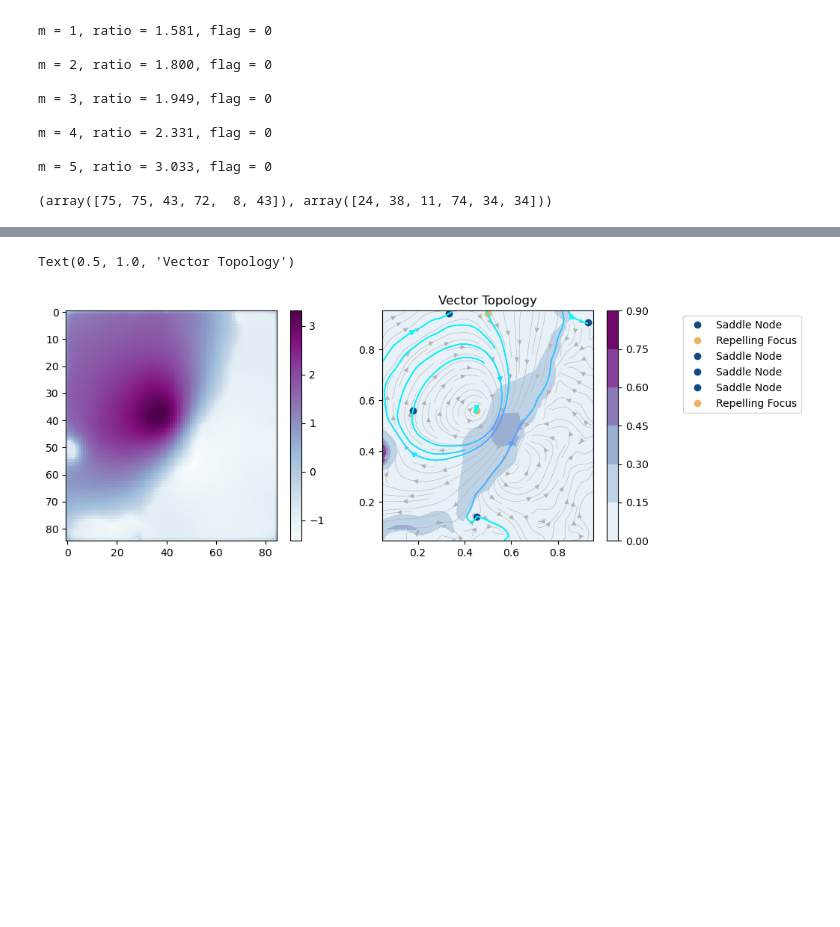
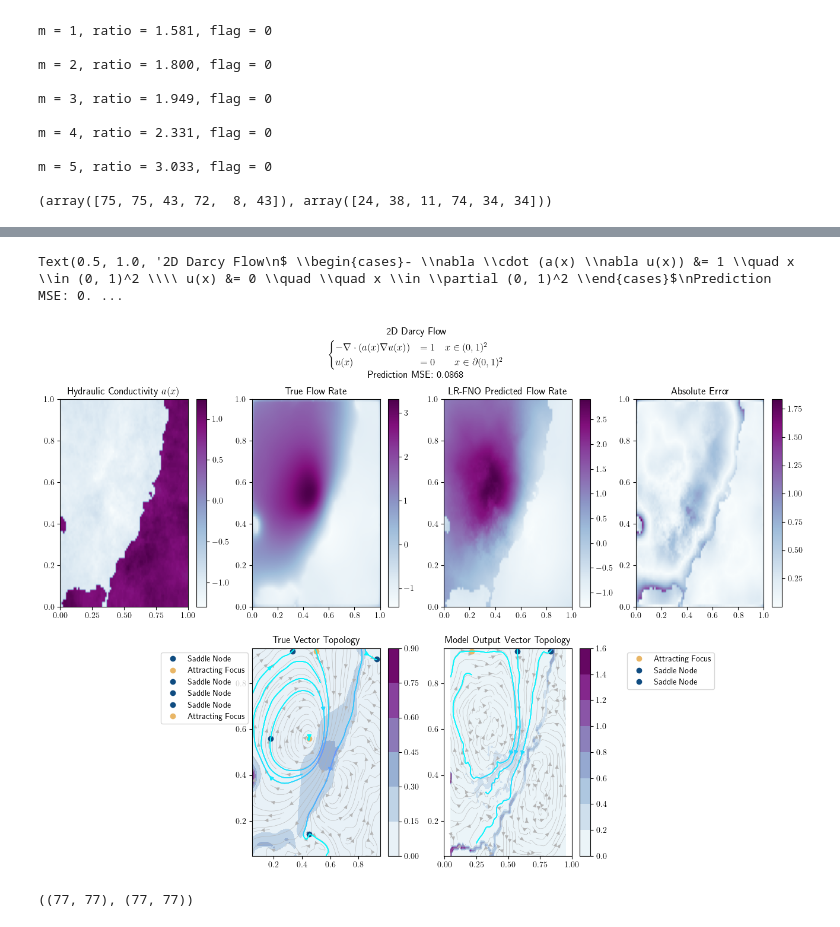
Before and after one commit to alizma/symmetry_learning, a Jupyter notebook: fno_classic/darcy_vectorfield.ipynb, the cells around one changed output, grey strips where cells are left out. Drawn from its saved outputs; the diff is of its cells as text; code cells hidden in the pictures; blank space fills up the shorter version.

Commit message:
added basic 2d darcy morse graph visual

```diff
--- a/fno_classic/darcy_vectorfield.ipynb
+++ b/fno_classic/darcy_vectorfield.ipynb
@@ -61,6 +159,9 @@ grid = torch.tensor(grid, dtype=torch.float)
 x_test_full = torch.cat([x_test.reshape(ntest,s*s,1), grid.repeat(ntest,1,1)], dim=2)
 # %% [output]
 torch.Size([100, 7225]) torch.Size([100, 7225])
+# %%
+model = torch.load('darcy2d_trained').cpu()
 # %%
 test_loader = torch.utils.data.DataLoader(torch.utils.data.TensorDataset(x_test_full, y_test), batch_size=batch_size, shuffle=False)
 x, y = next(iter(test_loader))
+model_output = model(x).reshape(batch_size, s*s)
@@ -118,3 +231,19 @@ m = 4, ratio = 2.331, flag = 0
 m = 5, ratio = 3.033, flag = 0
 
 (array([75, 75, 43, 72,  8, 43]), array([24, 38, 11, 74, 34, 34]))
+# %%
+
+ind_1_model = adj_local_minima(xdomain,ydomain,Umodel)                   # Find indices of the local minimas. Correct for corner points
+# print(ind_1)
+c_type_model = critical_point_type(xdomain, ydomain, Ux_model, Uy_model, ind_1_model)
+# ind_2 = ind_1
+ind_2_model = thin_local_minima(xdomain,ydomain,ind_1_model,th_thin)    # Ignore points that are close to each other (select only one)
+avF_model = avgF_at_local_minima(Umodel,ind_2_model,Navg_x,Navg_y)            # Calculate local averages
+# ind_sort = np.flip(np.argsort(avF))                         # sort from maximum average value to minimum average value
+ind_sort_model = np.argsort(avF_model)                                   # sort from minimum average value to maximum average value
+Npoints = Npoint_estimate(avF_model[ind_sort_model], Npoints_th,1)       # Estimate the number of critical points
+ind_3_model = adj_with_rank(ind_2_model, ind_sort_model, Npoints)              # Clip to the estimated number of critical points
+ind_adj_model = ind_3_model                      # Local average raknin algorithm needs more work. It is skipped for now
+
+print(ind_adj_model)
+# py.streamplot(
@@ -121,21 +258,66 @@ m = 5, ratio = 3.033, flag = 0
 # %%
-py.figure(figsize=(10, 4))
+py.figure(figsize=(16, 10))
 
-py.subplot(121)
-py.imshow(y[t_idx].reshape(85, 85).flip(0).cpu().numpy(), aspect='auto', cmap='BuPu')
+py.rc('text', usetex=True)
+py.rc('text.latex', preamble=r'\usepackage{amsmath}')
+
+
+py.subplot(241)
+
+py.imshow(x[t_idx, :, 0].reshape(85, 85).flip(0).cpu().numpy(), aspect='auto', cmap='BuPu', extent=[0, 1, 0, 1])
+py.colorbar()
+py.xticks(np.linspace(0, 1, 5))
+py.xticks(np.linspace(0, 1, 5))
+py.title("Hydraulic Conductivity" + r" $a(x)$")
+
+py.subplot(242)
+py.imshow(y[t_idx].reshape(85, 85).flip(0).cpu().numpy(), aspect='auto', cmap='BuPu', extent=[0, 1, 0, 1])
 py.colorbar()
 # py.contourf(xdomain, ydomain, y[t_idx].reshape(85, 85).cpu().numpy())
+py.title("True Flow Rate")
 
-py.subplot(122)
+py.subplot(243)
+py.imshow(model_output[t_idx].reshape(85, 85).flip(0).cpu().detach().numpy(), aspect='auto', cmap='BuPu', extent=[0,1,0,1])
+py.colorbar()
+# py.contourf(xdomain, ydomain, y[t_idx].reshape(85, 85).cpu().numpy())
+py.title("LR-FNO Predicted Flow Rate")
+
+py.subplot(244)
+
+py.imshow(np.abs(y[t_idx].reshape(85, 85).flip(0).cpu().numpy()- model_output[t_idx].reshape(85, 85).flip(0).cpu().detach().numpy()), aspect='auto', cmap='BuPu', extent=[0, 1, 0, 1])
+py.colorbar()
+# py.contourf(xdomain, ydomain, y[t_idx].reshape(85, 85).cpu().numpy())
+py.title("Absolute Error")
+
+
+
+py.subplot(246)
 py.contourf(xdomain, ydomain, U, cmap='BuPu')
 # py.imshow(U, aspect='auto')
 # py.imshow(U)
 py.colorbar()
 
 py.streamplot(xdomain, ydomain, Ux, Uy,color = [.7, .7 , .7],density = 1.2, linewidth = 0.4)
 stream_lines(xdomain,ydomain,Ux,Uy,ind_adj, cmap='cool')
+py.legend(bbox_to_anchor=(0., 1.),)
+py.title("True Vector Topology")
+
+py.subplot(247)
+py.contourf(xdomain, ydomain, Umodel, cmap='BuPu')
+# py.imshow(U, aspect='auto')
+# py.imshow(U)
+py.colorbar()
+
+py.streamplot(xdomain, ydomain, Ux_model , Uy_model ,color = [.7, .7 , .7],density = 1.2, linewidth = 0.4)
+stream_lines(xdomain,ydomain,Ux_model ,Uy_model ,ind_adj_model , cmap='cool')
 py.legend(bbox_to_anchor=(1.4, 1.),)
-py.title("Vector Topology")
+py.title("Model Output Vector Topology")
+
+py.suptitle("2D Darcy Flow" + '\n' + r"$ \begin{cases}- \nabla \cdot (a(x) \nabla u(x)) &= 1 \quad x \in (0, 1)^2 \\ u(x) &= 0 \quad \quad x \in \partial (0, 1)^2 \end{cases}$" + '\n' + f"Prediction MSE: {mse.item():.4f}" + '\n', y=1.)
 # %% [output]
-Text(0.5, 1.0, 'Vector Topology')
+Text(0.5, 1.0, '2D Darcy Flow\n$ \\begin{cases}- \\nabla \\cdot (a(x) \\nabla u(x)) &= 1 \\quad x \\in (0, 1)^2 \\\\ u(x) &= 0 \\quad \\quad x \\in \\partial (0, 1)^2 \\end{cases}$\nPrediction MSE: 0. ...
-[figure, old version]
+[figure, new version]
+# %%
+Ux.shape, Ux_model.shape
+# %% [output]
+((77, 77), (77, 77))
```
Also changed, not shown: parts of 4 cells of this notebook, 1 other file.
